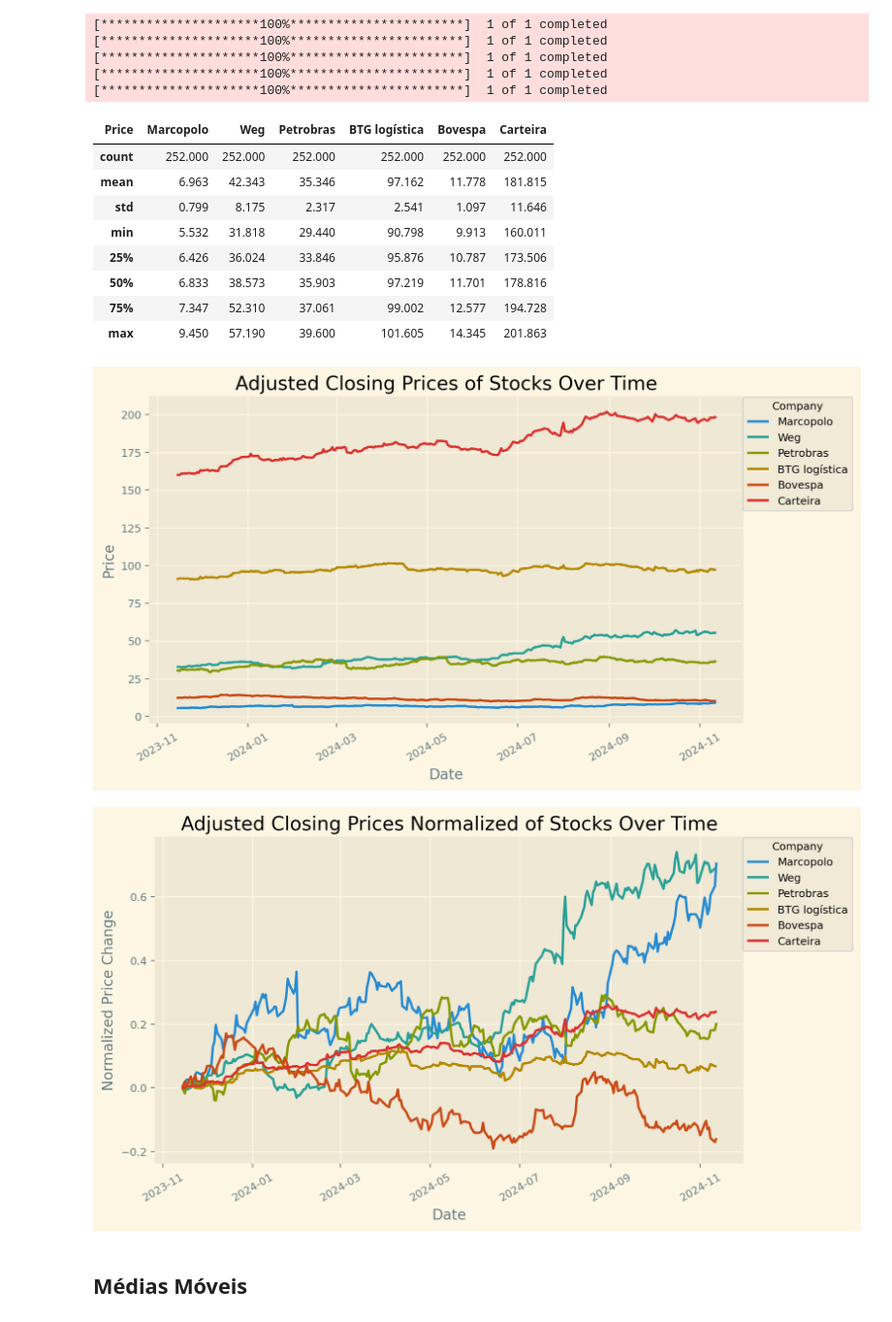
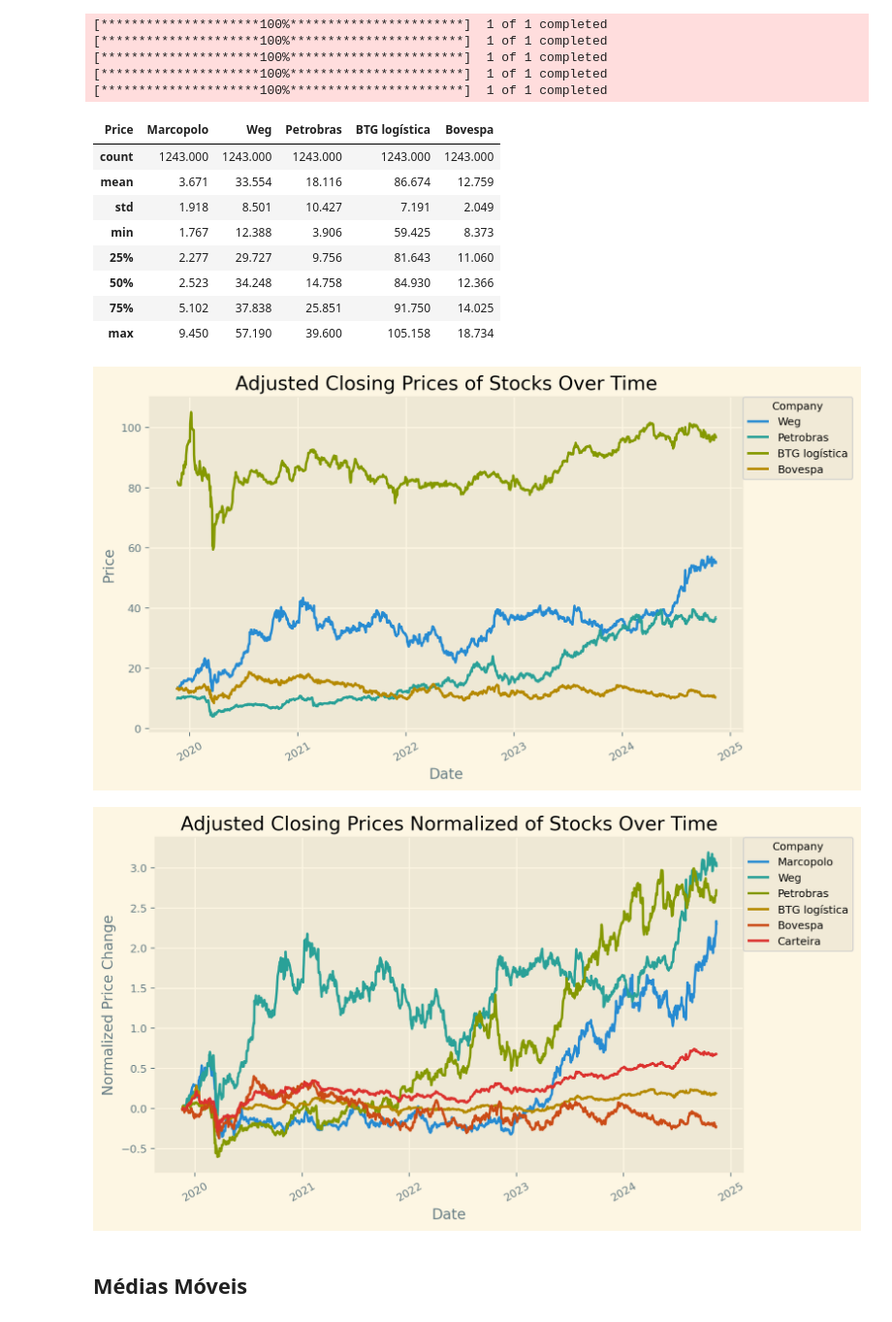
Before and after one commit to filmateus/Dados_Estatistica, a Jupyter notebook: strocks_market_analyses.ipynb, the cells around one changed output. Shown at 97% size. Drawn from its saved outputs; the diff is of its cells as text; code cells hidden in the pictures.

```diff
--- a/strocks_market_analyses.ipynb
+++ b/strocks_market_analyses.ipynb
@@ -29,12 +31,13 @@ from pmdarima.arima import ADFTest
 from sklearn.preprocessing import MinMaxScaler
 # %%
 # Define the date range
-start_date = date.today() - timedelta(days=365)
+start_date = date.today() - timedelta(days=1825)
 end_date = date.today()
 
 # List of stocks and corresponding company names
 stocks = ['POMO4.SA', 'WEGE3.SA', 'PETR4.SA', 'BTLG11.SA', 'B3SA3.SA']
 company_names = ["Marcopolo", "Weg", "Petrobras", "BTG logística", "Bovespa"]
+coluns = company_names.copy()
 
 # Initialize a dictionary to store different types of price data
 price_data_dict = {key: [] for key in ['Adj Close', 'Close', 'High', 'Low', 'Open', 'Volume']}
@@ -70,12 +73,12 @@ for stock_symbol, company_name in zip(stocks, company_names):
 
 # Combine all price type dataframes
 df_adj_close = merge_dataframes(price_data_dict['Adj Close'])
-df_adj_close['Carteira'] = df_adj_close.iloc[:, 1:5].sum(axis=1)
 df_close = merge_dataframes(price_data_dict['Close'])
 df_high = merge_dataframes(price_data_dict['High'])
 df_low = merge_dataframes(price_data_dict['Low'])
 df_open = merge_dataframes(price_data_dict['Open'])
 df_volume = merge_dataframes(price_data_dict['Volume'])
+df_adj_close = df_adj_close.set_index('Date')
 # %% [output]
 [*********************100%***********************]  1 of 1 completed
 [*********************100%***********************]  1 of 1 completed
@@ -85,17 +88,17 @@ df_volume = merge_dataframes(price_data_dict['Volume'])
 # %%
 df_adj_close.describe().round(3)
 # %% [output]
-| Price | Marcopolo | Weg | Petrobras | BTG logística | Bovespa | Carteira |
-| count | 252.000 | 252.000 | 252.000 | 252.000 | 252.000 | 252.000 |
-| mean | 6.963 | 42.343 | 35.346 | 97.162 | 11.778 | 181.815 |
-| std | 0.799 | 8.175 | 2.317 | 2.541 | 1.097 | 11.646 |
-| min | 5.532 | 31.818 | 29.440 | 90.798 | 9.913 | 160.011 |
-| 25% | 6.426 | 36.024 | 33.846 | 95.876 | 10.787 | 173.506 |
-| 50% | 6.833 | 38.573 | 35.903 | 97.219 | 11.701 | 178.816 |
-| 75% | 7.347 | 52.310 | 37.061 | 99.002 | 12.577 | 194.728 |
-| max | 9.450 | 57.190 | 39.600 | 101.605 | 14.345 | 201.863 |
+| Price | Marcopolo | Weg | Petrobras | BTG logística | Bovespa |
+| count | 1243.000 | 1243.000 | 1243.000 | 1243.000 | 1243.000 |
+| mean | 3.671 | 33.554 | 18.116 | 86.674 | 12.759 |
+| std | 1.918 | 8.501 | 10.427 | 7.191 | 2.049 |
+| min | 1.767 | 12.388 | 3.906 | 59.425 | 8.373 |
+| 25% | 2.277 | 29.727 | 9.756 | 81.643 | 11.060 |
+| 50% | 2.523 | 34.248 | 14.758 | 84.930 | 12.366 |
+| 75% | 5.102 | 37.838 | 25.851 | 91.750 | 14.025 |
+| max | 9.450 | 57.190 | 39.600 | 105.158 | 18.734 |
 # %%
-def plot_adjusted_closing_prices(df_adj_close, title='Adjusted Closing Prices of Stocks Over Time', figsize=(9, 5)):
+def plot_closing_prices(df_adj_close, title='Adjusted Closing Prices of Stocks Over Time', figsize=(9, 5)):
     """
     Function to plot adjusted closing prices of stocks over time for a given DataFrame.
 
@@ -106,10 +109,9 @@ def plot_adjusted_closing_prices(df_adj_close, title='Adjusted Closing Prices of
     """
     # Set the figure size
     plt.figure(figsize=figsize)
-
     # Plot each company's adjusted closing prices
     for column in df_adj_close.columns[1:]:
-        plt.plot(df_adj_close.iloc[:, 0], df_adj_close[column], label=column)
+        plt.plot(df_adj_close.index, df_adj_close[column], label=column)
 
     # Customize the plot
     plt.title(title)
@@ -127,9 +129,9 @@ def plot_adjusted_closing_prices(df_adj_close, title='Adjusted Closing Prices of
     # Show the plot
     plt.show()
 
-plot_adjusted_closing_prices(df_adj_close)
+plot_closing_prices(df_adj_close)
 # %% [output]
-[figure, old version]
+[figure, new version]
 # %%
 def plot_adjusted_closing_prices_normalized(df_adj_close, title='Adjusted Closing Prices Normalized of Stocks Over Time', figsize=(9, 5)):
     """
@@ -140,38 +142,40 @@ def plot_adjusted_closing_prices_normalized(df_adj_close, title='Adjusted Closin
     - title (str): The title of the plot.
     - figsize (tuple): The size of the figure (width, height).
     """
+
     # Normalize the data by company
     df_adj_close_normalized = df_adj_close.copy()
-    for column in df_adj_close_normalized.columns[1:]:
+    df_adj_close_normalized['Carteira'] = df_adj_close_normalized.iloc[:, 1:].sum(axis=1)
+    for column in df_adj_close_normalized.columns:
         df_adj_close_normalized[column] = (df_adj_close_normalized[column] / df_adj_close_normalized[column].iloc[0]) - 1
 
     # Set the figure size
     plt.figure(figsize=figsize)
 
     # Plot each company's normalized adjusted closing prices
-    for column in df_adj_close_normalized.columns[1:]:
-        plt.plot(df_adj_close_normalized.iloc[:, 0], df_adj_close_normalized[column], label=column)
+    for column in df_adj_close_normalized.columns:
+        plt.plot(df_adj_close_normalized.index, df_adj_close_normalized[column], label=column)
 
     # Customize the plot
     plt.title(title)
     plt.xlabel('Date')
     plt.ylabel('Normalized Price Change')
 
     # Show legend
     plt.legend(title='Company', loc='upper left', bbox_to_anchor=(1, 1), borderaxespad=0.)
 
     # Add grid, rotate x-axis labels, and adjust layout
     plt.grid(True)
     plt.xticks(rotation=30)
     plt.tight_layout()
 
     # Show the plot
     plt.show()
 
 # Plot the normalized data
 plot_adjusted_closing_prices_normalized(df_adj_close)
 # %% [output]
-[figure, old version]
+[figure, new version]
 # %% [markdown]
 ## Médias Móveis
 # %%
```
Also changed, not shown: parts of 34 cells of this notebook.
